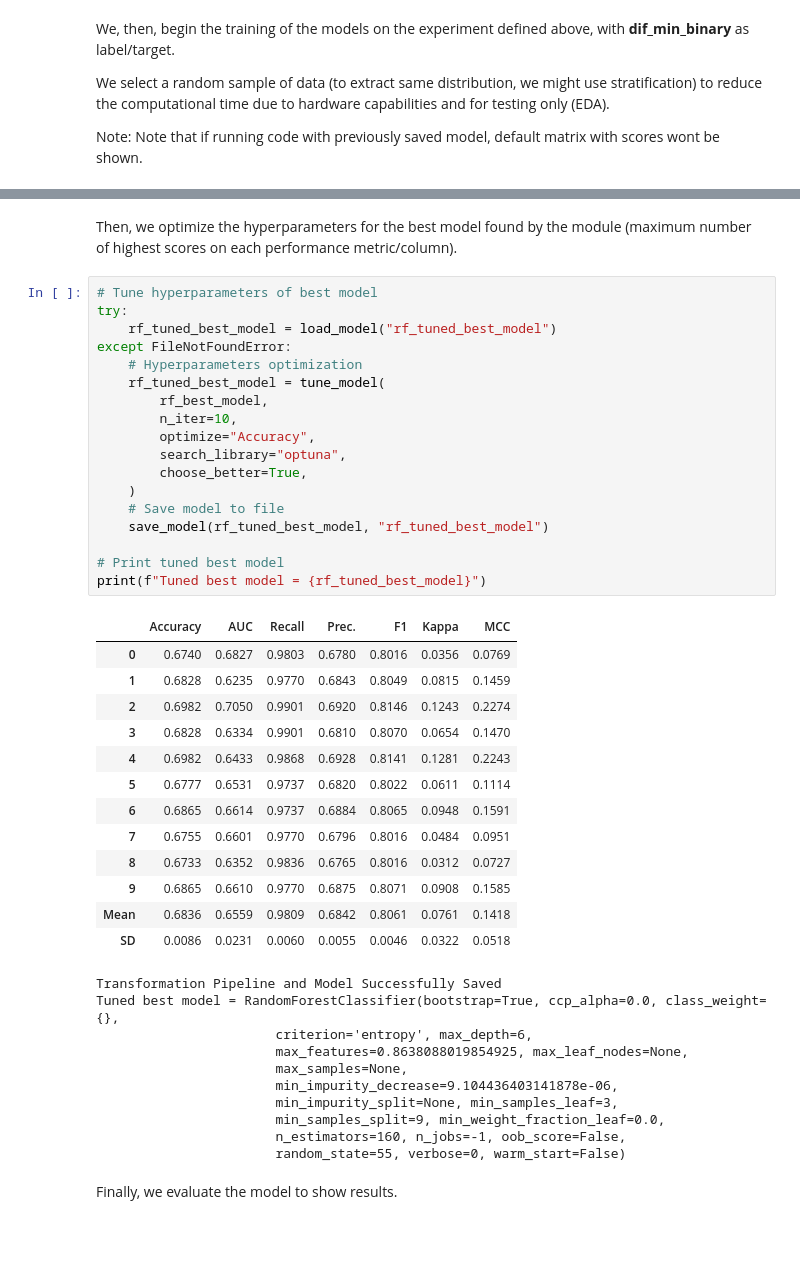
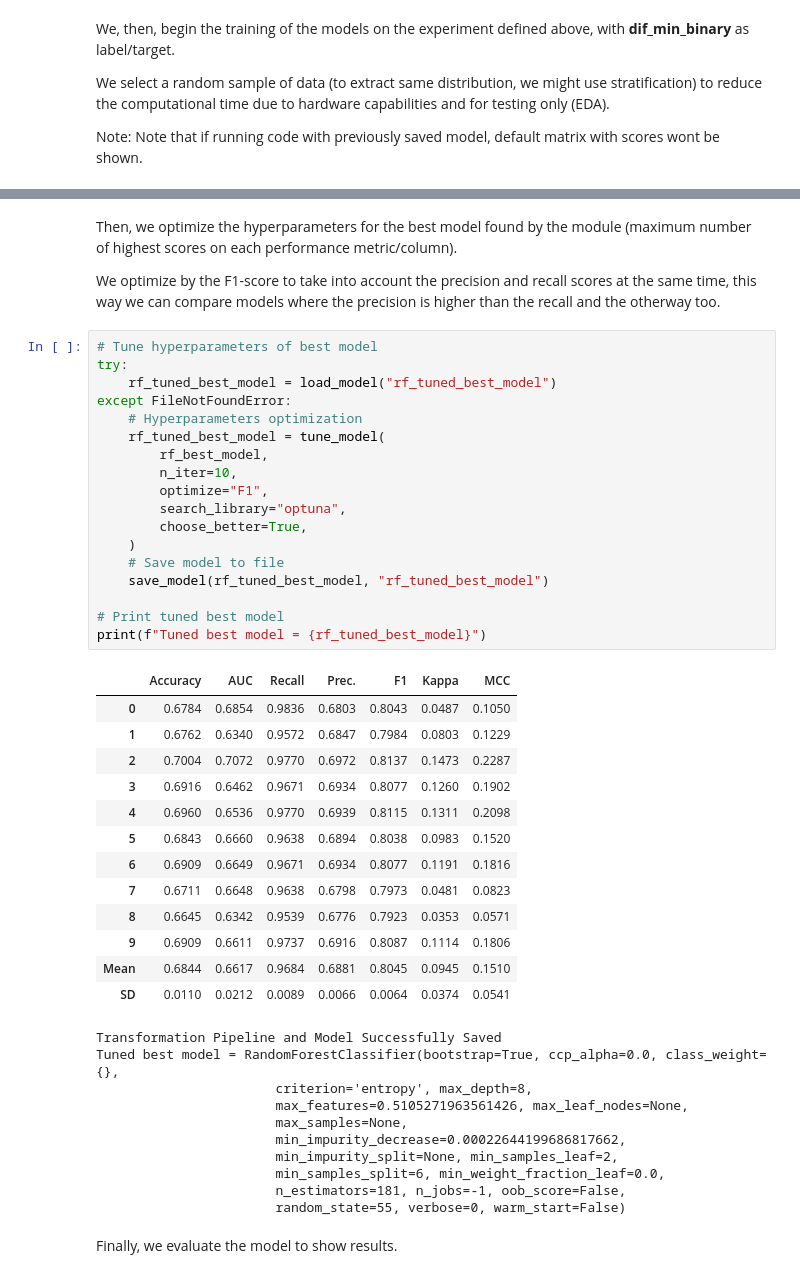
Before and after one commit to XxZeroGravityxX/Flight_delay_study, a Jupyter notebook: solution.ipynb, the cells around one changed output, grey strips where cells are left out. Cells and saved outputs as stored; diff of their text form; blank space fills up the shorter version.

```diff
--- a/solution.ipynb
+++ b/solution.ipynb
@@ -726,47 +729,49 @@ Best model = RandomForestClassifier(bootstrap=True, ccp_alpha=0.0, class_weight=
                        warm_start=False)
 # %% [markdown]
 Then, we optimize the hyperparameters for the best model found by the module (maximum number of highest scores on each performance metric/column).
+
+We optimize by the F1-score to take into account the precision and recall scores at the same time, this way we can compare models where the precision is higher than the recall and the otherway too.
 # %%
 # Tune hyperparameters of best model
 try:
     rf_tuned_best_model = load_model("rf_tuned_best_model")
 except FileNotFoundError:
     # Hyperparameters optimization
     rf_tuned_best_model = tune_model(
         rf_best_model,
         n_iter=10,
-        optimize="Accuracy",
+        optimize="F1",
         search_library="optuna",
         choose_better=True,
     )
     # Save model to file
     save_model(rf_tuned_best_model, "rf_tuned_best_model")
 
 # Print tuned best model
 print(f"Tuned best model = {rf_tuned_best_model}")
 # %% [output]
 |  | Accuracy | AUC | Recall | Prec. | F1 | Kappa | MCC |
-| 0 | 0.6740 | 0.6827 | 0.9803 | 0.6780 | 0.8016 | 0.0356 | 0.0769 |
-| 1 | 0.6828 | 0.6235 | 0.9770 | 0.6843 | 0.8049 | 0.0815 | 0.1459 |
-| 2 | 0.6982 | 0.7050 | 0.9901 | 0.6920 | 0.8146 | 0.1243 | 0.2274 |
-| 3 | 0.6828 | 0.6334 | 0.9901 | 0.6810 | 0.8070 | 0.0654 | 0.1470 |
-| 4 | 0.6982 | 0.6433 | 0.9868 | 0.6928 | 0.8141 | 0.1281 | 0.2243 |
-| 5 | 0.6777 | 0.6531 | 0.9737 | 0.6820 | 0.8022 | 0.0611 | 0.1114 |
-| 6 | 0.6865 | 0.6614 | 0.9737 | 0.6884 | 0.8065 | 0.0948 | 0.1591 |
-| 7 | 0.6755 | 0.6601 | 0.9770 | 0.6796 | 0.8016 | 0.0484 | 0.0951 |
-| 8 | 0.6733 | 0.6352 | 0.9836 | 0.6765 | 0.8016 | 0.0312 | 0.0727 |
-| 9 | 0.6865 | 0.6610 | 0.9770 | 0.6875 | 0.8071 | 0.0908 | 0.1585 |
-| Mean | 0.6836 | 0.6559 | 0.9809 | 0.6842 | 0.8061 | 0.0761 | 0.1418 |
-| SD | 0.0086 | 0.0231 | 0.0060 | 0.0055 | 0.0046 | 0.0322 | 0.0518 |
+| 0 | 0.6784 | 0.6854 | 0.9836 | 0.6803 | 0.8043 | 0.0487 | 0.1050 |
+| 1 | 0.6762 | 0.6340 | 0.9572 | 0.6847 | 0.7984 | 0.0803 | 0.1229 |
+| 2 | 0.7004 | 0.7072 | 0.9770 | 0.6972 | 0.8137 | 0.1473 | 0.2287 |
+| 3 | 0.6916 | 0.6462 | 0.9671 | 0.6934 | 0.8077 | 0.1260 | 0.1902 |
+| 4 | 0.6960 | 0.6536 | 0.9770 | 0.6939 | 0.8115 | 0.1311 | 0.2098 |
+| 5 | 0.6843 | 0.6660 | 0.9638 | 0.6894 | 0.8038 | 0.0983 | 0.1520 |
+| 6 | 0.6909 | 0.6649 | 0.9671 | 0.6934 | 0.8077 | 0.1191 | 0.1816 |
+| 7 | 0.6711 | 0.6648 | 0.9638 | 0.6798 | 0.7973 | 0.0481 | 0.0823 |
+| 8 | 0.6645 | 0.6342 | 0.9539 | 0.6776 | 0.7923 | 0.0353 | 0.0571 |
+| 9 | 0.6909 | 0.6611 | 0.9737 | 0.6916 | 0.8087 | 0.1114 | 0.1806 |
+| Mean | 0.6844 | 0.6617 | 0.9684 | 0.6881 | 0.8045 | 0.0945 | 0.1510 |
+| SD | 0.0110 | 0.0212 | 0.0089 | 0.0066 | 0.0064 | 0.0374 | 0.0541 |
 Transformation Pipeline and Model Successfully Saved
 Tuned best model = RandomForestClassifier(bootstrap=True, ccp_alpha=0.0, class_weight={},
-                       criterion='entropy', max_depth=6,
-                       max_features=0.8638088019854925, max_leaf_nodes=None,
+                       criterion='entropy', max_depth=8,
+                       max_features=0.5105271963561426, max_leaf_nodes=None,
                        max_samples=None,
-                       min_impurity_decrease=9.104436403141878e-06,
-                       min_impurity_split=None, min_samples_leaf=3,
-                       min_samples_split=9, min_weight_fraction_leaf=0.0,
-                       n_estimators=160, n_jobs=-1, oob_score=False,
+                       min_impurity_decrease=0.00022644199686817662,
+                       min_impurity_split=None, min_samples_leaf=2,
+                       min_samples_split=6, min_weight_fraction_leaf=0.0,
+                       n_estimators=181, n_jobs=-1, oob_score=False,
                        random_state=55, verbose=0, warm_start=False)
 # %% [markdown]
 Finally, we evaluate the model to show results.
```
Also changed, not shown: parts of 15 cells of this notebook, 4 other files.
